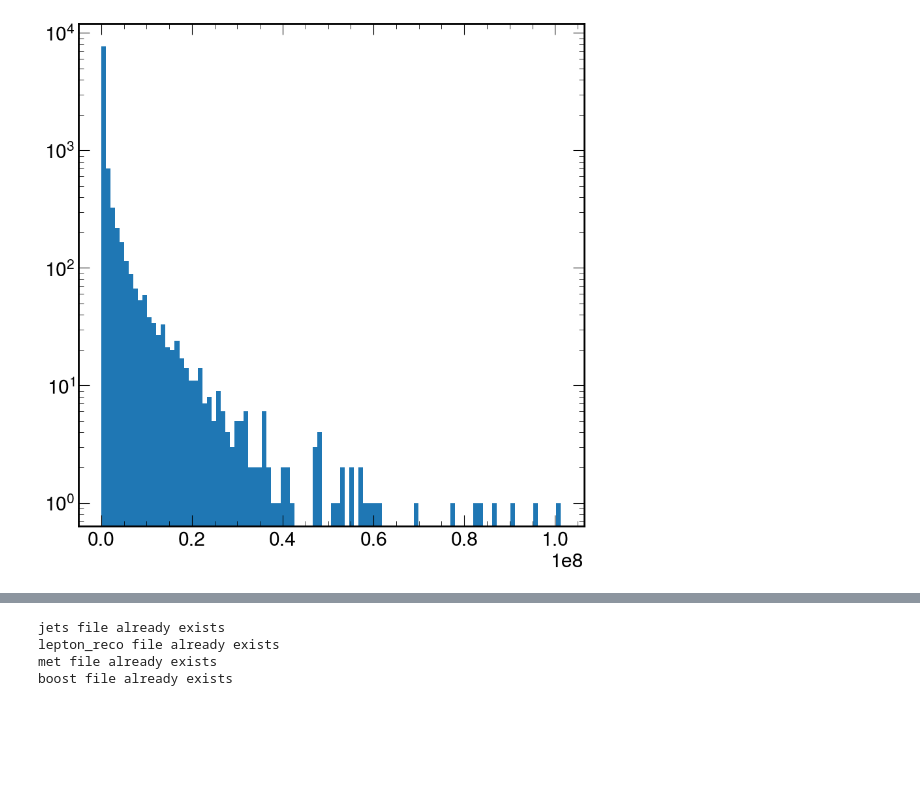
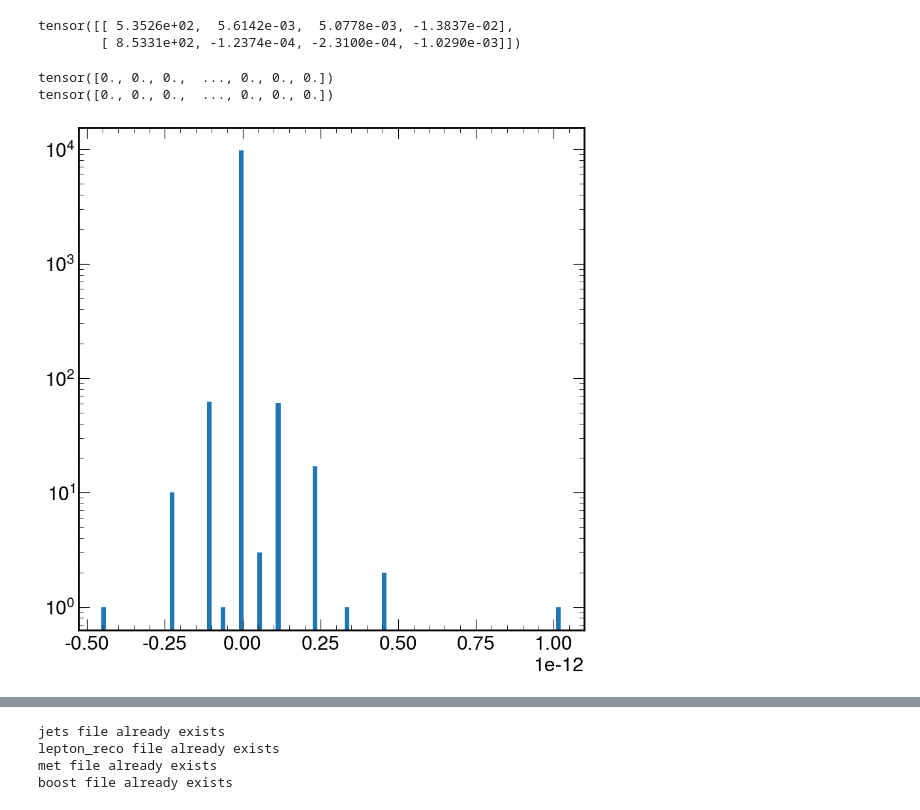
Before and after one commit to valsdav/MEMFlow, a Jupyter notebook: memflow/read_data/TestDatasetLoader.ipynb, the cells around one changed output, grey strips where cells are left out. Cells and saved outputs as stored; diff of their text form; code cells hidden in the pictures; blank space fills up the shorter version.

Commit message:
Substract ISR from the colliding gluon system

```diff
--- a/memflow/read_data/TestDatasetLoader.ipynb
+++ b/memflow/read_data/TestDatasetLoader.ipynb
@@ -32,5 +30,5 @@ To enable them in other operations, rebuild TensorFlow with the appropriate comp
 # %%
-data_for_dataloader_Parton = Dataset_PartonLevel("../../dataset/")
+data_for_dataloader_Parton = Dataset_PartonLevel("../../../dataset_1/v7/")
 batch_size = 10000
 
 data_loaded_Parton = DataLoader(data_for_dataloader_Parton, batch_size=batch_size, shuffle=False, drop_last=True)
@@ -86,7 +66,36 @@ mass_outcoming = tot_inter[:,0]**2 - tot_inter[:,1]**2 - tot_inter[:,2]**2- tot_
 # %%
-mass_incoming = data_incomining_particles_boost[:,0,0]**2 - data_incomining_particles_boost[:,0,3]**2
+# Mass from data_incomining_particles_boost
+mass_incoming = torch.sqrt(data_incomining_particles_boost[:,0,0]**2 - data_incomining_particles_boost[:,0,1]**2 - data_incomining_particles_boost[:,0,2]**2- data_incomining_particles_boost[:,0,3]**2)
+# %%
+data_final = torch.sum(data_intermediate_cartesian, axis=1)
+print(data_final[0:2])
+
+# Mass from data_intermediate_cartesian
+final_mass_cartesian = data_final[:,0]**2 - data_final[:,1]**2 - data_final[:,2]**2 - data_final[:,3]**2
+final_mass_cartesian = torch.sqrt(final_mass_cartesian)
+# %% [output]
+tensor([[ 5.3526e+02,  5.6142e-03,  5.0778e-03, -1.3837e-02],
+        [ 8.5331e+02, -1.2374e-04, -2.3100e-04, -1.0290e-03]])
+# %%
+higgs = data_for_dataloader_Parton.get_Higgs_notFromDecay()
+thad = data_for_dataloader_Parton.get_top_hadronic()
+tlep = data_for_dataloader_Parton.get_top_leptonic()
+
+# Mass from hisst/thad/tlep
+final_state = higgs + thad + tlep
+final_state_mass = ak.to_numpy(final_state.tau)
+
+# Mass from first 2 gluons
+initial_state = data_for_dataloader_Parton.get_incoming_particles()
+initial_state_mass = ak.to_numpy(initial_state.mass)
+# %%
+print(mass_incoming - initial_state_mass[:batch_size])
+print(final_mass_cartesian - final_state_mass[:batch_size])
+# %% [output]
+tensor([0., 0., 0.,  ..., 0., 0., 0.])
+tensor([0., 0., 0.,  ..., 0., 0., 0.])
 # %%
-plt.hist(abs(mass_outcoming - mass_incoming), bins=100)
+plt.hist(mass_incoming - initial_state_mass[:batch_size], bins=100)
 plt.yscale("log")
 # %% [output]
-[figure, old version]
+[figure, new version]
```
Also changed, not shown: parts of 9 cells of this notebook, 1 other file.
